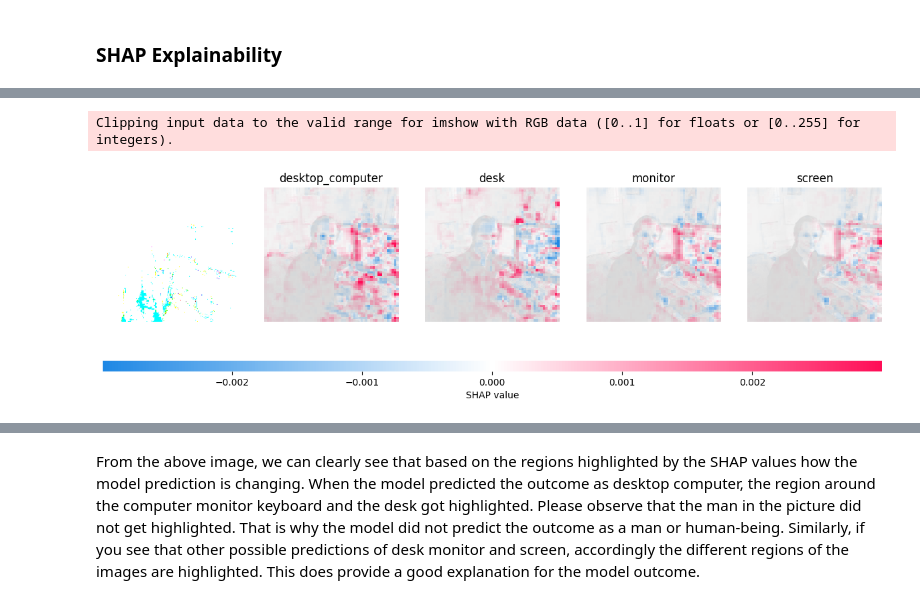
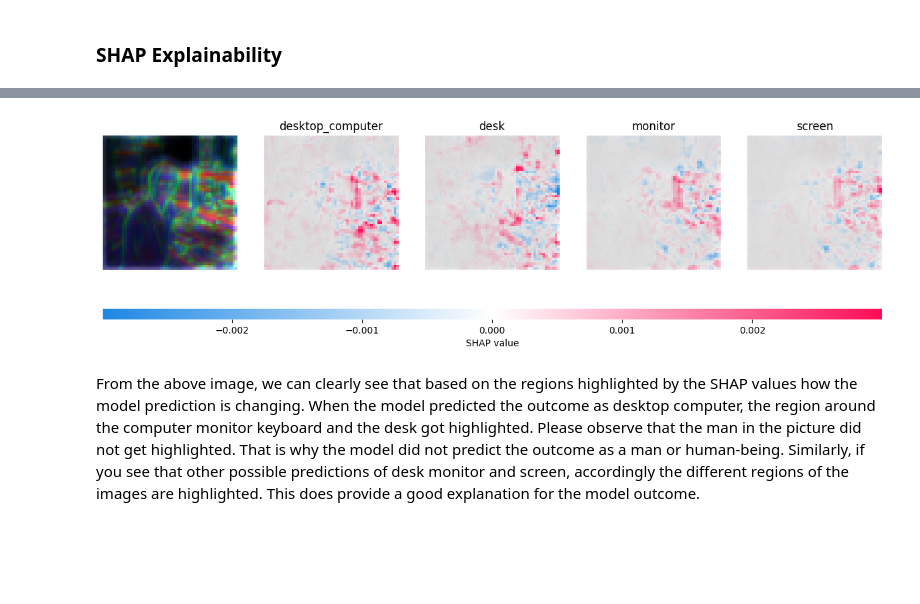
Before and after one commit to intel/intel-xai-tools, a Jupyter notebook: docs/explainer/examples/ExplainingDeepLearningModels.ipynb, the cells around one changed output, grey strips where cells are left out. Cells and saved outputs as stored; diff of their text form; code cells hidden in the pictures; blank space fills up the shorter version.

```diff
--- a/docs/explainer/examples/ExplainingDeepLearningModels.ipynb
+++ b/docs/explainer/examples/ExplainingDeepLearningModels.ipynb
@@ -63,5 +51,6 @@ Disable Eager Execution for SHAP to work
 # %% [markdown]
 We will choose an image from SHAP datasets.
 # %%
-X,y = shap.datasets.imagenet50(resolution=224)
+explainer = feature_attributions_explainer.explainer()
+X,y = explainer.datasets.imagenet50(resolution=224)
 inference_image = X[[46]]
@@ -99,5 +90,17 @@ def map2layer(x, layer):
     '''
     feed_dict = dict(zip([model.layers[0].input], [preprocess_input(x.copy())]))
     return K.get_session().run(model.layers[layer].input, feed_dict)
+# %%
+# load the ImageNet class names
+def load_imagenet_classes(url):
+    from urllib.request import urlopen
+    import numpy as np
+    response = urlopen(url)
+    json_data = response.read().decode('utf-8')
+    classes = json.loads(json_data)
+    return classes
+
+url='https://raw.githubusercontent.com/WZMIAOMIAO/deep-learning-for-image-processing/master/pytorch_classification/mini_imagenet/imagenet_class_index.json'
+imagenet_classes = load_imagenet_classes(url)
 # %% [markdown]
 ### SHAP Explainability
@@ -159,20 +118,11 @@ shap_values, ind = explainer.shap_values(map2layer(inference_image, layer_num),
-# %%
-# load the ImageNet class names
-def load_imagenet_classes(url, ind):
-    from urllib.request import urlopen
-    import json
-    import numpy as np
-    response = urlopen(url)
-    json_data = response.read().decode('utf-8')
-    classes = json.loads(json_data)
-    class_names = np.vectorize(lambda x: classes[str(x)][1])(ind)
-    return classes, class_names
-
-url='https://raw.githubusercontent.com/WZMIAOMIAO/deep-learning-for-image-processing/master/pytorch_classification/mini_imagenet/imagenet_class_index.json'
-imagenet_classes, class_names = load_imagenet_classes(url, ind)
-# %%
-# plot the explanations
-shap.image_plot(shap_values, inference_image, class_names)
-# %% [output]
-Clipping input data to the valid range for imshow with RGB data ([0..1] for floats or [0..255] for integers).
-[figure, removed]
+# %%
+model_input = (model.layers[layer_num].input, model.layers[-1].output)
+background_images = map2layer(X, layer_num)
+target_images = map2layer(inference_image, layer_num)
+ranked_outputs = 4
+labels = imagenet_classes
+explainer = feature_attributions_explainer.gradientexplainer(model_input, background_images, target_images, ranked_outputs, labels)
+
+explainer.visualize()
+#explainer.shap.image_plot(explainer.shap_values, inference_image, class_names)
+# %% [output]
@@ -179,3 +131,4 @@ Clipping input data to the valid range for imshow with RGB data ([0..1] for floa
+[figure, added]
 # %% [markdown]
 From the above image, we can clearly see that based on the regions highlighted by the SHAP values how the model prediction is changing. When the model predicted the outcome as desktop computer, the region around the computer monitor keyboard and the desk got highlighted. Please observe that the man in the picture did not get highlighted. That is why the model did not predict the outcome as a man or human-being. Similarly, if you see that other possible predictions of desk monitor and screen, accordingly the different regions of the images are highlighted. This does provide a good explanation for the model outcome.
 # %% [markdown]
```
Also changed, not shown: parts of 16 cells of this notebook, 19 other files.
